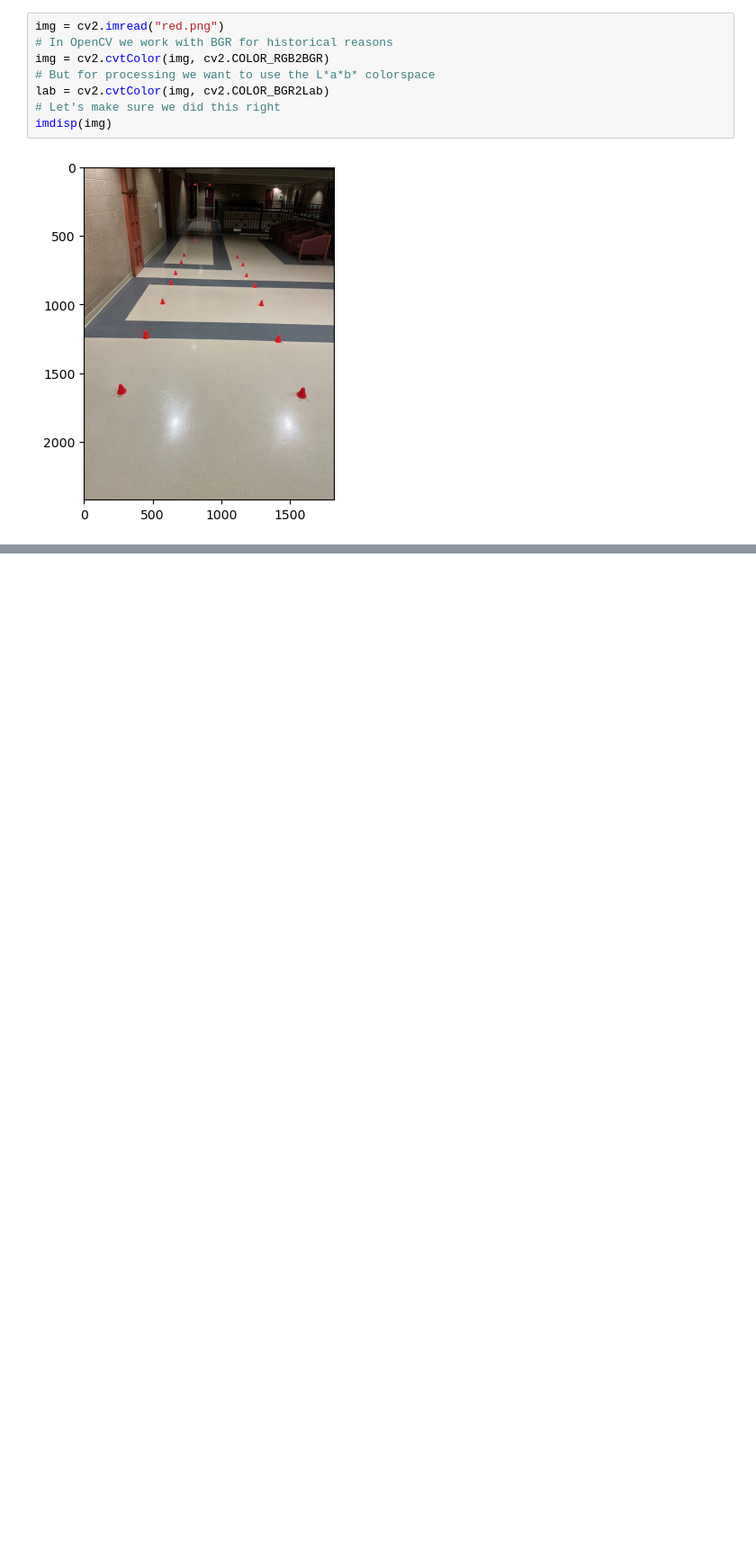
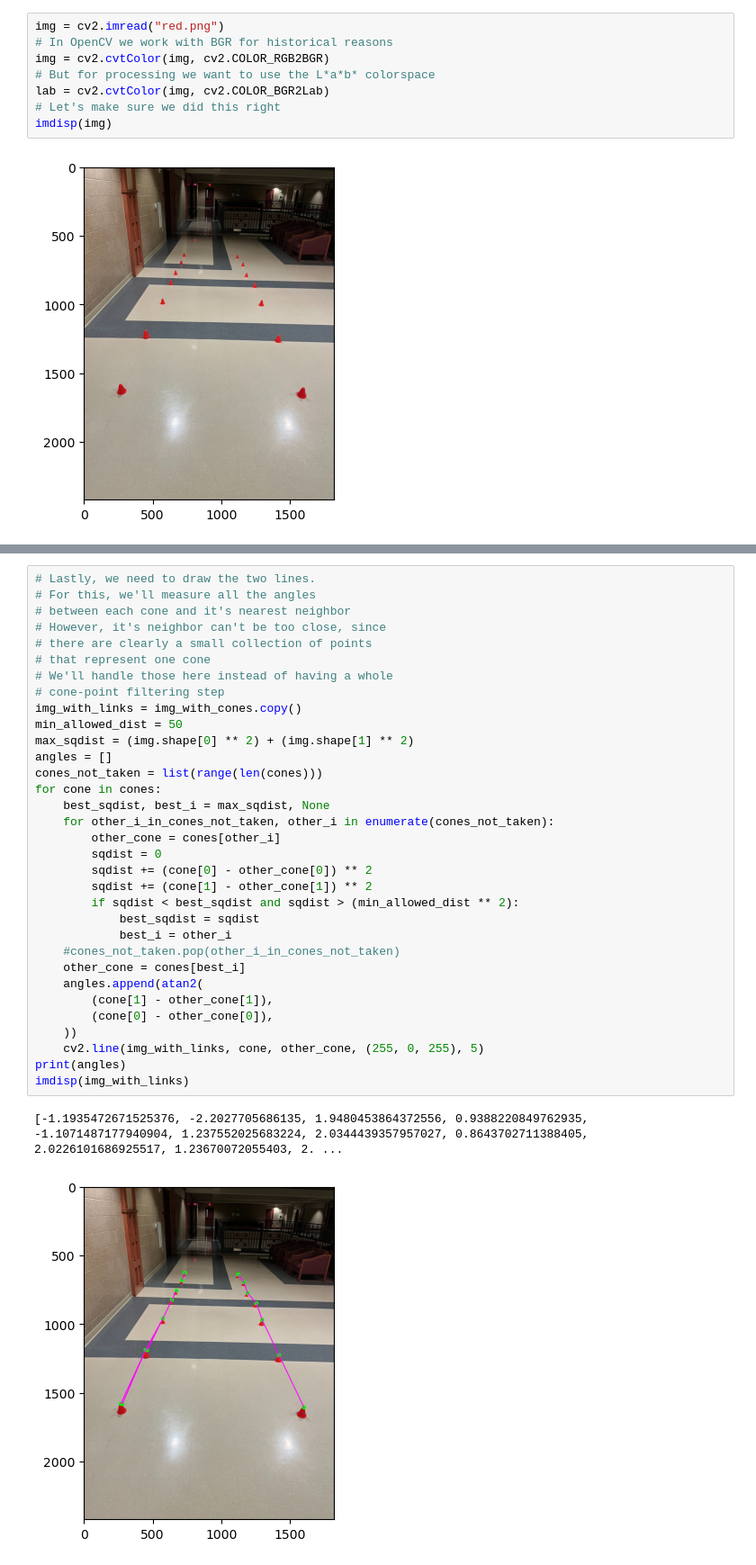
Before and after one commit to residualentropy/CodingChallenges, a Jupyter notebook: perception/Dev.ipynb, the cells around one changed output, grey strips where cells are left out. Shown at 90% size. Cells and saved outputs as stored; diff of their text form; blank space fills up the shorter version.

```diff
--- a/perception/Dev.ipynb
+++ b/perception/Dev.ipynb
@@ -105,0 +104,36 @@ Found 21 cones with no filtering.
+# %%
+# Lastly, we need to draw the two lines.
+# For this, we'll measure all the angles
+# between each cone and it's nearest neighbor
+# However, it's neighbor can't be too close, since
+# there are clearly a small collection of points
+# that represent one cone
+# We'll handle those here instead of having a whole
+# cone-point filtering step
+img_with_links = img_with_cones.copy()
+min_allowed_dist = 50
+max_sqdist = (img.shape[0] ** 2) + (img.shape[1] ** 2)
+angles = []
+cones_not_taken = list(range(len(cones)))
+for cone in cones:
+    best_sqdist, best_i = max_sqdist, None
+    for other_i_in_cones_not_taken, other_i in enumerate(cones_not_taken):
+        other_cone = cones[other_i]
+        sqdist = 0
+        sqdist += (cone[0] - other_cone[0]) ** 2
+        sqdist += (cone[1] - other_cone[1]) ** 2
+        if sqdist < best_sqdist and sqdist > (min_allowed_dist ** 2):
+            best_sqdist = sqdist
+            best_i = other_i
+    #cones_not_taken.pop(other_i_in_cones_not_taken)
+    other_cone = cones[best_i]
+    angles.append(atan2(
+        (cone[1] - other_cone[1]),
+        (cone[0] - other_cone[0]),
+    ))
+    cv2.line(img_with_links, cone, other_cone, (255, 0, 255), 5)
+print(angles)
+imdisp(img_with_links)
+# %% [output]
+[-1.1935472671525376, -2.2027705686135, 1.9480453864372556, 0.9388220849762935, -1.1071487177940904, 1.237552025683224, 2.0344439357957027, 0.8643702711388405, 2.0226101686925517, 1.23670072055403, 2. ...
+[figure, added]
```
Also changed, not shown: parts of 3 cells of this notebook.
